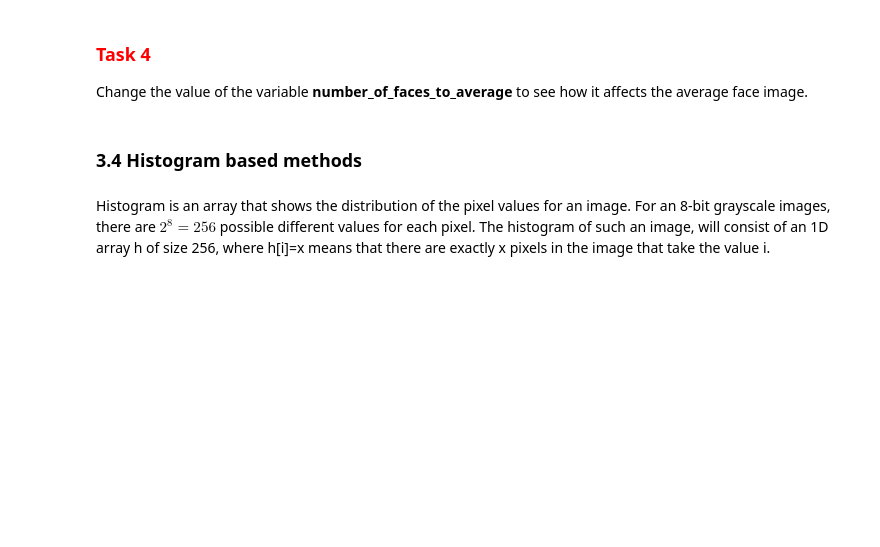
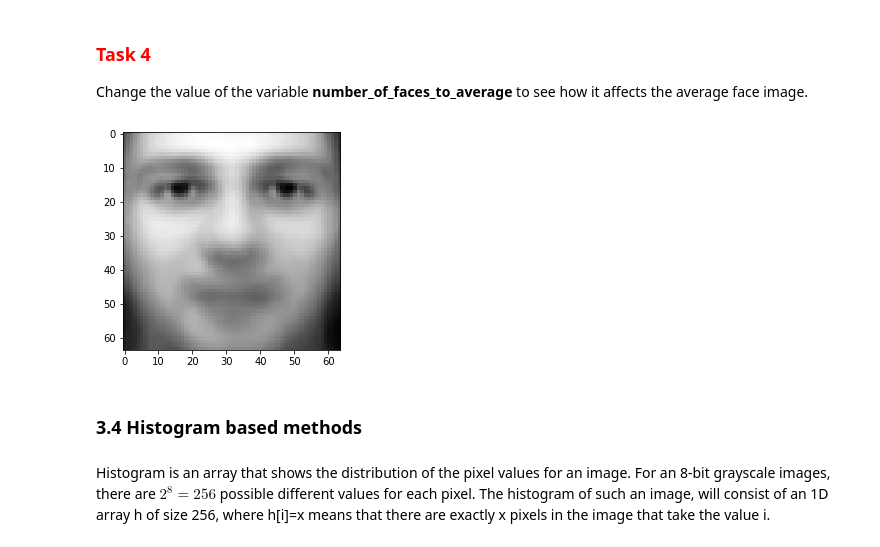
Before and after one commit to liam-michel/ai-labs, a Jupyter notebook: COM2028_Week_7_Lab_ImgProcessing.ipynb, the cells around one changed output. Cells and saved outputs as stored; diff of their text form; code cells hidden in the pictures; blank space fills up the shorter version.

```diff
--- a/COM2028_Week_7_Lab_ImgProcessing.ipynb
+++ b/COM2028_Week_7_Lab_ImgProcessing.ipynb
@@ -322,3 +370,28 @@ Change the value of the variable **number_of_faces_to_average** to see how it af
+# %%
+# Complete the code for task 4
+#main loop for averaging some faces in the dataset, e.g., the first 50 faces
+#the toal number of faces in this dataset is 400
+
+number_of_faces_to_average = 200
+
+#to get the average wee need to loop over the images,
+#sum them up and then divide by the number of elements
+average_face = np.zeros(image_shape, dtype=np.float32)
+
+for x in range(number_of_faces_to_average):
+    #add to the average
+    average_face = np.add(average_face,faces[x].reshape(image_shape))
+
+average_face = np.divide(average_face,number_of_faces_to_average)
+
+# show the average face
+fig = plt.figure()
+plt.imshow(average_face, cmap="gray")
+plt.show()
+
+##THE MORE FACES WE ADD TO THE AVERAGE THE MORE BLURRED/UNRECOGNISABLE THE FEATURES TEND TO BECOME AS IT JUST BECOMES A MESS OF DIFFERENT VALUES
+# %% [output]
+[figure, added]
 # %% [markdown]
 ### 3.4 Histogram based methods
 # %% [markdown]
```
Also changed, not shown: parts of 22 cells of this notebook.
